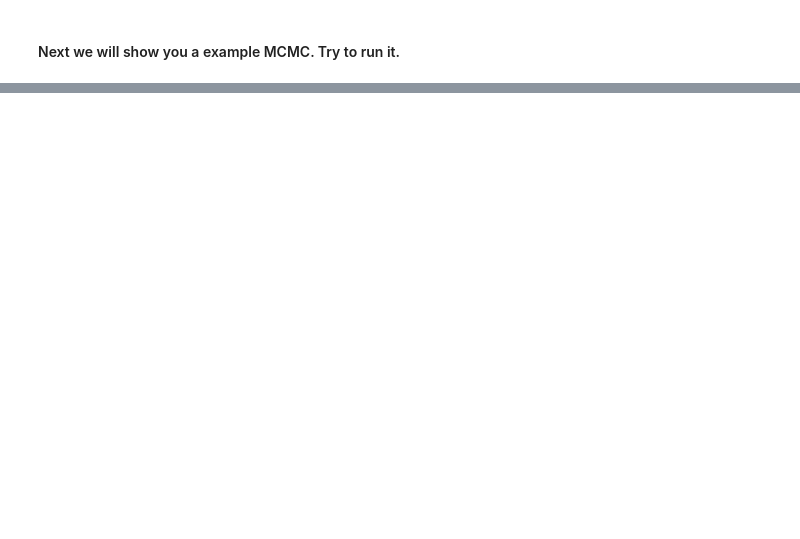
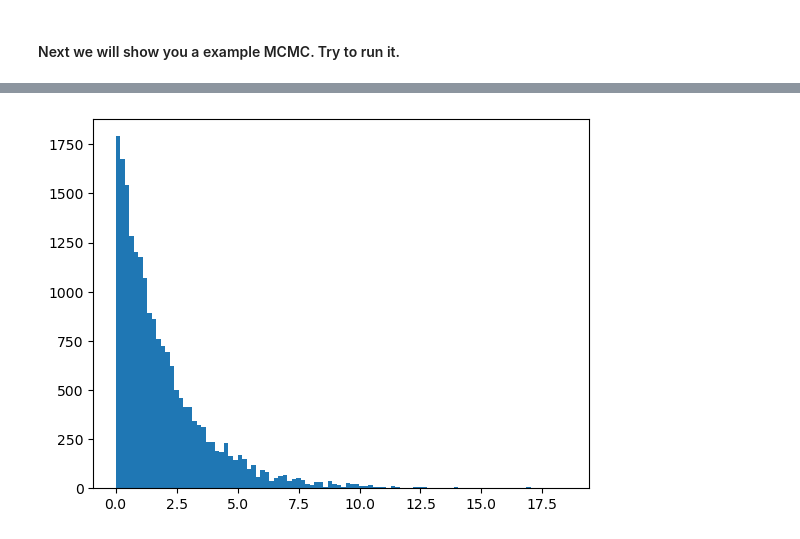
Before and after one commit to TheShak5/UWAstroStats, a Jupyter notebook: projects/2ptstat-analysis/assignments/assignment_MCMC.ipynb, the cells around one changed output, grey strips where cells are left out. Cells and saved outputs as stored; diff of their text form; code cells hidden in the pictures; blank space fills up the shorter version.

Commit message:
finished running the example MCMC

```diff
--- a/projects/2ptstat-analysis/assignments/assignment_MCMC.ipynb
+++ b/projects/2ptstat-analysis/assignments/assignment_MCMC.ipynb
@@ -359,4 +371,6 @@ plt.savefig('plots/MCMC_test.jpg',dpi=400, bbox_inches='tight')
 # %%
-chi2=-2*np.load('logp_test_tf.npy')[0]
+chi2=-2*np.load('data_4_assignment3/outputs_MCMC/logp_test_tf.npy')[0]
 plt.hist(chi2,bins=100)
 plt.show()
+# %% [output]
+[figure, added]
```
Also changed, not shown: parts of 4 cells of this notebook, 3 other files.
